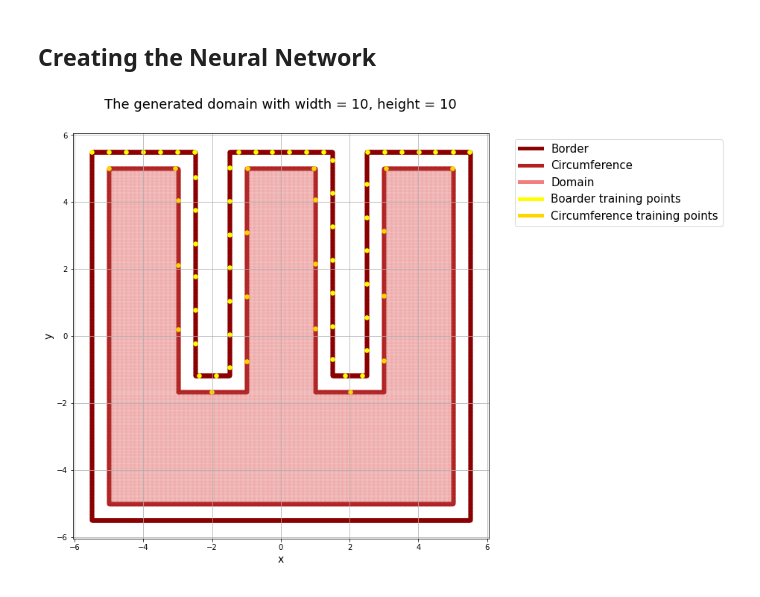
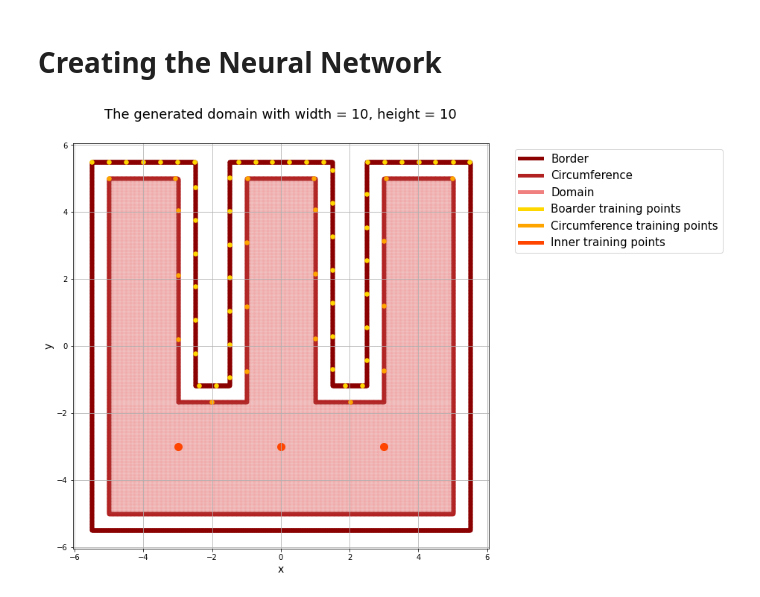
Before and after one commit to domonkoshaffner/laplace_ode, a Jupyter notebook: laplace.ipynb, the cells around one changed output. Saved outputs shown, nothing was run; the diff lists cells and outputs as text; code cells hidden in the pictures.

Commit message:
Add inner data point generation

```diff
--- a/laplace.ipynb
+++ b/laplace.ipynb
@@ -167,7 +166,7 @@ def rect_circ2(width, height, devision_point, border_dist):
 # Input6: y coordinates of the border
 # Input7: savefig boolean - if true, the figure is saved as "domain.jpg"
 
-def rect_plot(border_coord, circum_coord, inner_coord, boarder_training_coord, circum_training_coord, visibility, savefig):
+def rect_plot(border_coord, circum_coord, inner_coord, boarder_training_coord, circum_training_coord, inner_training_coord, visibility, savefig):
 
     plt.figure(figsize = (10,10))
     plt.grid()
@@ -191,14 +190,19 @@ def rect_plot(border_coord, circum_coord, inner_coord, boarder_training_coord, c
         custom_legend_label.append('Domain')
 
     if visibility[3] == True:
-        plt.scatter(boarder_training_coord[0], boarder_training_coord[1], color = 'yellow', s = 30)
-        custom_lines.append(Line2D([0], [0], color='yellow', lw=5))
+        plt.scatter(boarder_training_coord[0], boarder_training_coord[1], color = 'gold', s = 30)
+        custom_lines.append(Line2D([0], [0], color='gold', lw=5))
         custom_legend_label.append('Boarder training points')
 
     if visibility[4] == True:
-        plt.scatter(circum_training_coord[0], circum_training_coord[1], color = 'gold', s = 30)
-        custom_lines.append(Line2D([0], [0], color='gold', lw=5))
+        plt.scatter(circum_training_coord[0], circum_training_coord[1], color = 'orange', s = 30)
+        custom_lines.append(Line2D([0], [0], color='orange', lw=5))
         custom_legend_label.append('Circumference training points')
+
+    if visibility[5] == True:
+        plt.scatter(inner_training_coord[0], inner_training_coord[1], color = 'orangered', s = 100)
+        custom_lines.append(Line2D([0], [0], color='orangered', lw=5))
+        custom_legend_label.append('Inner training points')
 
 
     plt.title('The generated domain with width = ' + str(width) + ', height = ' + str(height), fontsize = 18, y = 1.05)
@@ -286,7 +339,7 @@ y_circum_top = x_y_coord[9][1]
 y_circum_right = x_y_coord[9][2]
 y_circum_bottom = x_y_coord[9][3]
 # %% [markdown]
-## Creating the Neural Network
+# Creating the Neural Network
 # %%
 # Setting the side
 # Options: left, top, bottom, right
@@ -315,28 +368,43 @@ y_training_boarder = x_y_training_border_temp[1]
 x_y_training_circum_temp = evenly_distr_points_gen(bord_cir_coord_temp[2], bord_cir_coord_temp[3], num_points_to_gen_training_circum)
 x_training_circum = x_y_training_circum_temp[0]
 y_training_circum = x_y_training_circum_temp[1]
+# %%
+# Setting the inner points for the NN
+# Give the following coordinates as floating number
+# One digit (if it's and integer or has only one digit), two digits (if it has two or more digits)
+x_inner_requested = [ -3.0, 0.0, 3.0]
+y_inner_requested = [-3.0, -3.0, -3.0]
+
+# Calling the inner point generator function to find the appropriate coordinates
+inner_resulted_indeces = inner_points_generation(x_filled, y_filled, x_inner_requested, y_inner_requested)
+
+# Saving the resulted inner points
+x_inner_training = [x_filled[i] for i in inner_resulted_indeces]
+y_inner_training = [y_filled[i] for i in inner_resulted_indeces]
 # %%
 # Setting the visibility of the border, circumference and inner points
 border_vis = True
 circum_vis = True
 inner_vis = True
 boarder_training_vis = True
 circum_training_vis = True
+inner_training_vis = True
 
 # Setting the savefig variable
-savefig = False
+savefig = True
 
 # Setting the visibility boolean list
-visibility = [border_vis, circum_vis, inner_vis, boarder_training_vis, circum_training_vis]
+visibility = [border_vis, circum_vis, inner_vis, boarder_training_vis, circum_training_vis, inner_training_vis]
 
 # Putting the coordinates into lists
 border_coord = [x_border, y_border]
 circum_coord = [x_coordinates, y_coordinates]
 inner_coord = [x_filled, y_filled]
 boarder_training_coord = [x_training_boarder, y_training_boarder]
 circum_training_coord = [x_training_circum, y_training_circum]
+inner_training_coord = [x_inner_training, y_inner_training]
 
 # Plotting the domain
-rect_plot(border_coord, circum_coord, inner_coord, boarder_training_coord, circum_training_coord, visibility, savefig)
+rect_plot(border_coord, circum_coord, inner_coord, boarder_training_coord, circum_training_coord, inner_training_coord, visibility, savefig)
 # %% [output]
-[figure, old version]
+[figure, new version]
```
Also changed, not shown: parts of 8 cells of this notebook, 1 other file.
